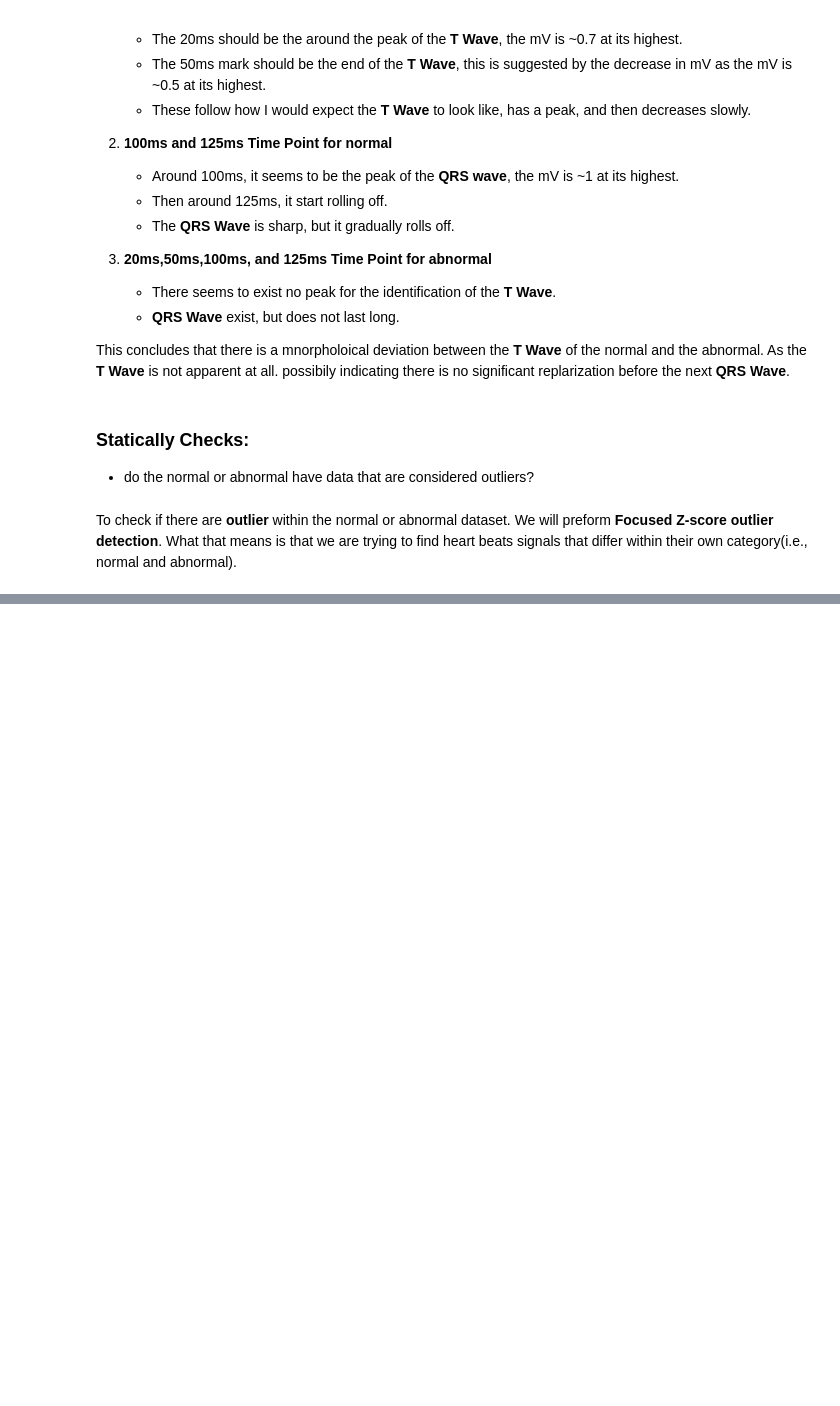
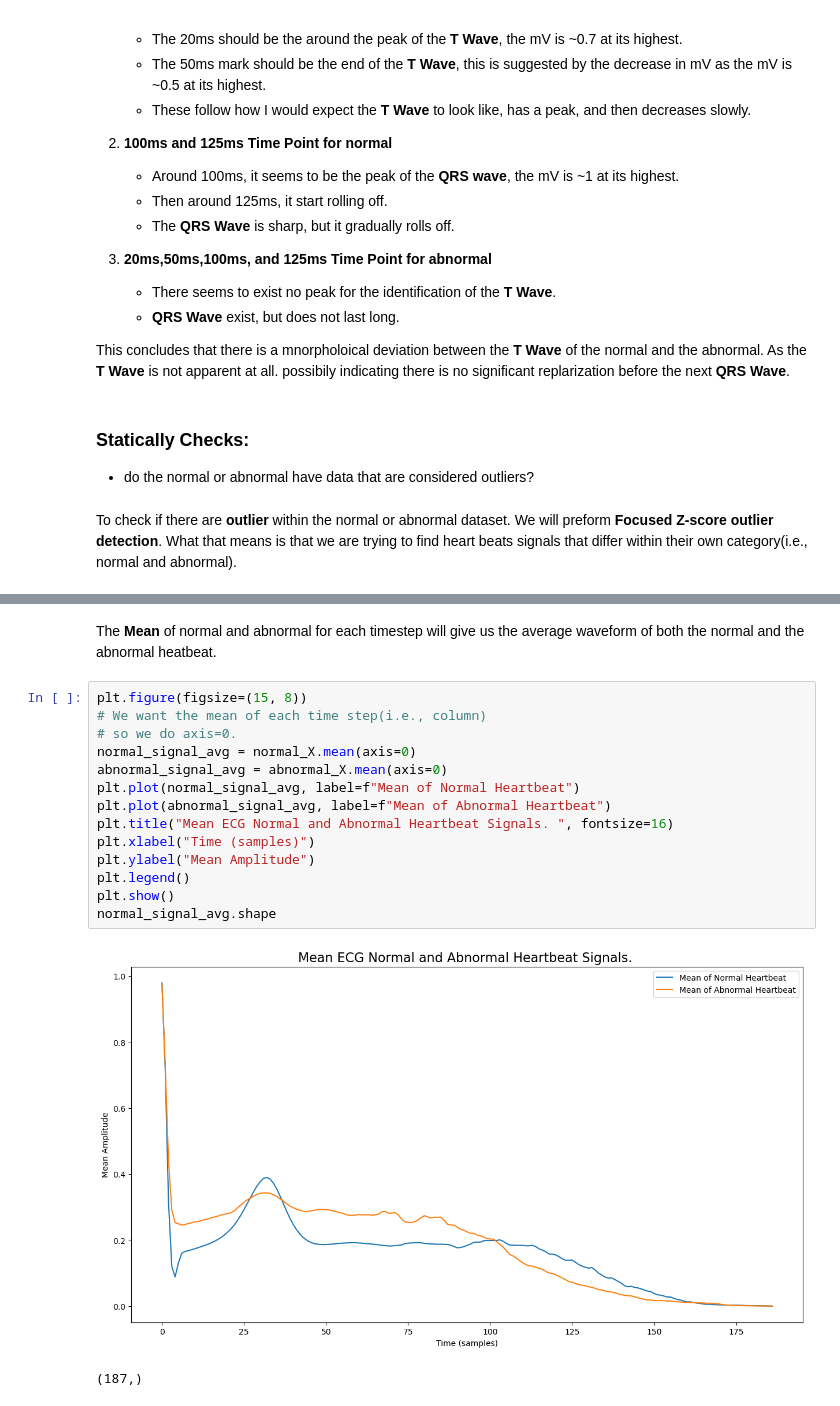
Before and after one commit to Shenukp1/MachineLearningPortfolio, a Jupyter notebook: ECG_Classification/EDA_V2.ipynb, the cells around one changed output, grey strips where cells are left out. Drawn from its saved outputs; the diff is of its cells as text; blank space fills up the shorter version.

```diff
--- a/ECG_Classification/EDA_V2.ipynb
+++ b/ECG_Classification/EDA_V2.ipynb
@@ -387,0 +394,19 @@ Abnormal Dataset: 8473 potential outlier signals (Z-score > 3).
+# %% [markdown]
+The __Mean__ of normal and abnormal for each timestep will give us the average waveform of both the normal and the abnormal heatbeat.
+# %%
+plt.figure(figsize=(15, 8))
+# We want the mean of each time step(i.e., column)
+# so we do axis=0.
+normal_signal_avg = normal_X.mean(axis=0)
+abnormal_signal_avg = abnormal_X.mean(axis=0)
+plt.plot(normal_signal_avg, label=f"Mean of Normal Heartbeat")
+plt.plot(abnormal_signal_avg, label=f"Mean of Abnormal Heartbeat")
+plt.title("Mean ECG Normal and Abnormal Heartbeat Signals. ", fontsize=16)
+plt.xlabel("Time (samples)")
+plt.ylabel("Mean Amplitude")
+plt.legend()
+plt.show()
+normal_signal_avg.shape
+# %% [output]
+[figure, added]
+(187,)
```
Also changed, not shown: parts of 36 cells of this notebook, 4 other files.
